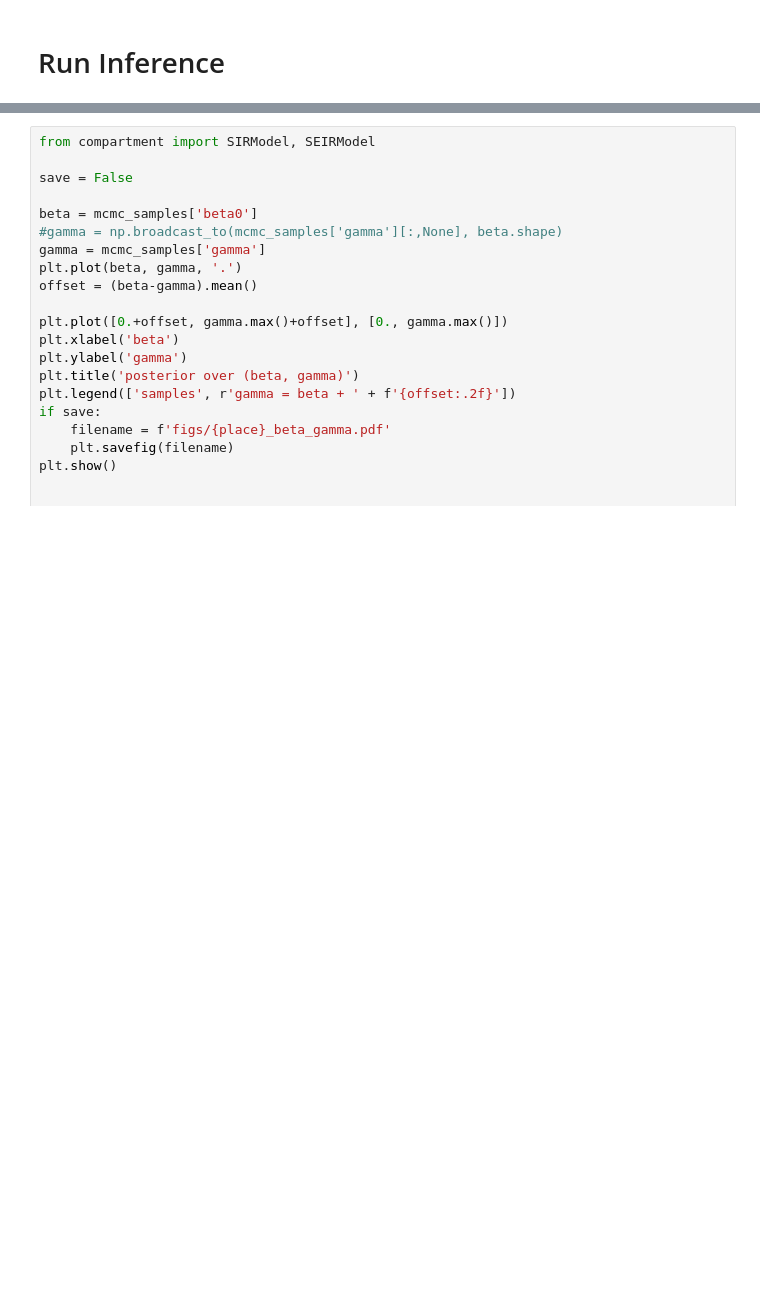
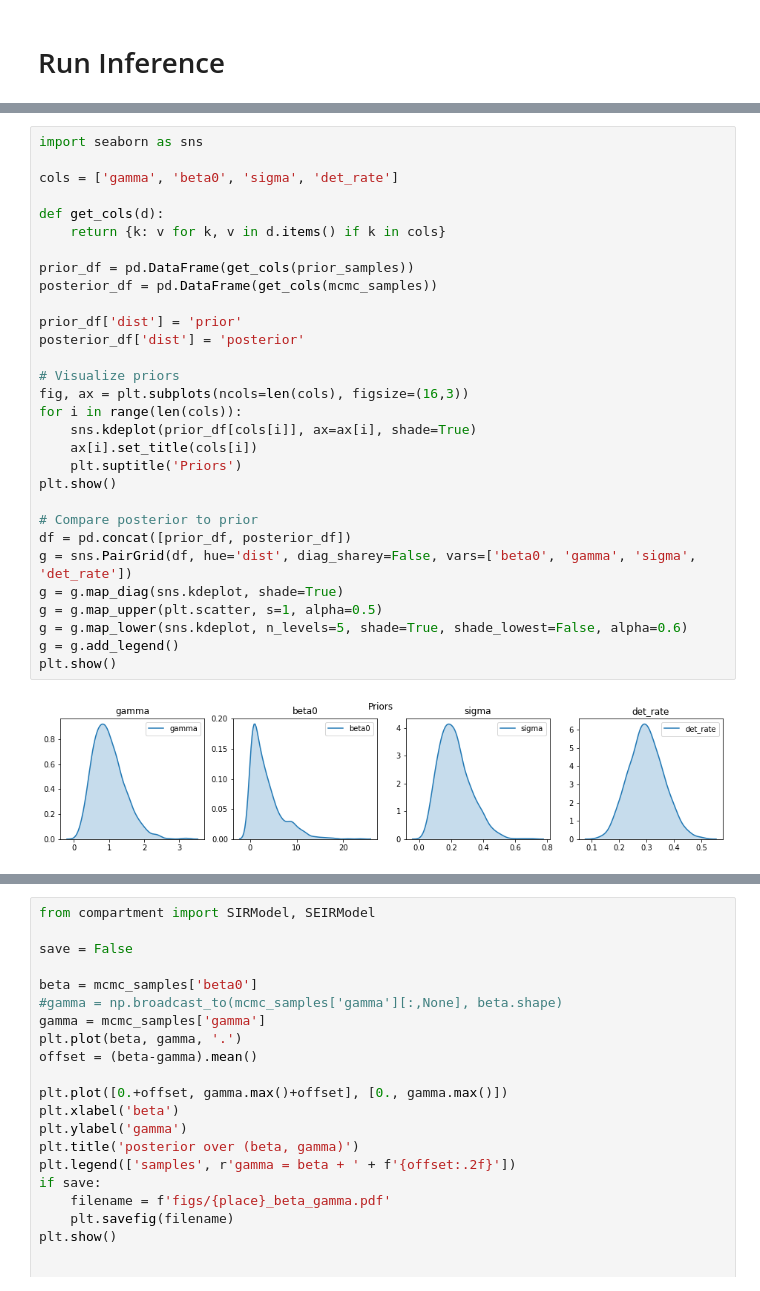
Before and after one commit to dsheldon/covid, a Jupyter notebook: SIR.ipynb, the cells around one changed output, grey strips where cells are left out. Saved outputs shown, nothing was run; the diff lists cells and outputs as text; blank space fills up the shorter version.

```diff
--- a/SIR.ipynb
+++ b/SIR.ipynb
@@ -283,0 +323,32 @@ for place in places:
+# %%
+import seaborn as sns
+
+cols = ['gamma', 'beta0', 'sigma', 'det_rate']
+
+def get_cols(d):
+    return {k: v for k, v in d.items() if k in cols}
+
+prior_df = pd.DataFrame(get_cols(prior_samples))
+posterior_df = pd.DataFrame(get_cols(mcmc_samples))
+
+prior_df['dist'] = 'prior'
+posterior_df['dist'] = 'posterior'
+
+# Visualize priors
+fig, ax = plt.subplots(ncols=len(cols), figsize=(16,3))
+for i in range(len(cols)):
+    sns.kdeplot(prior_df[cols[i]], ax=ax[i], shade=True)
+    ax[i].set_title(cols[i])
+    plt.suptitle('Priors')
+plt.show()
+
+# Compare posterior to prior
+df = pd.concat([prior_df, posterior_df])
+g = sns.PairGrid(df, hue='dist', diag_sharey=False, vars=['beta0', 'gamma', 'sigma', 'det_rate'])
+g = g.map_diag(sns.kdeplot, shade=True)
+g = g.map_upper(plt.scatter, s=1, alpha=0.5)
+g = g.map_lower(sns.kdeplot, n_levels=5, shade=True, shade_lowest=False, alpha=0.6)
+g = g.add_legend()
+plt.show()
+# %% [output]
+[figure, added]
```
Also changed, not shown: parts of 10 cells of this notebook, 2 other files.
